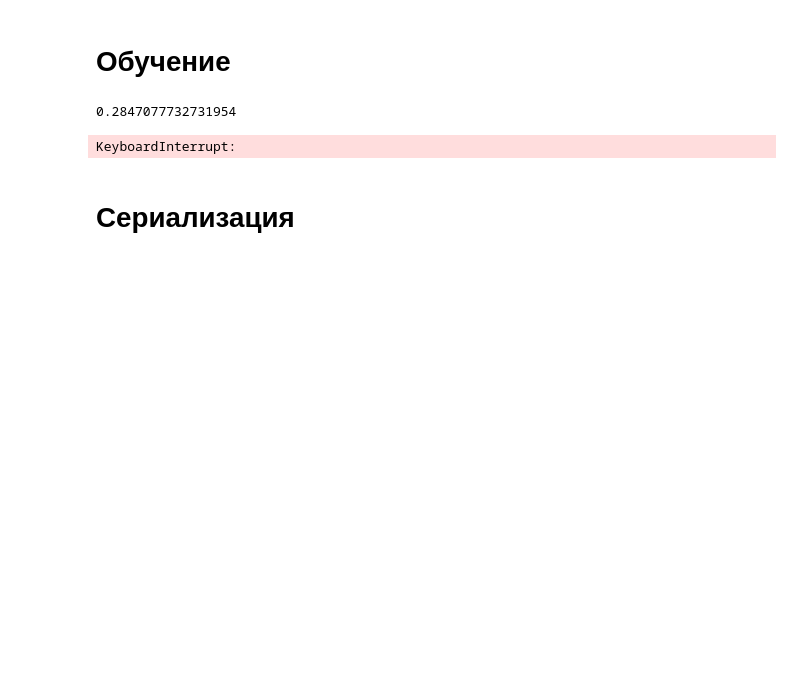
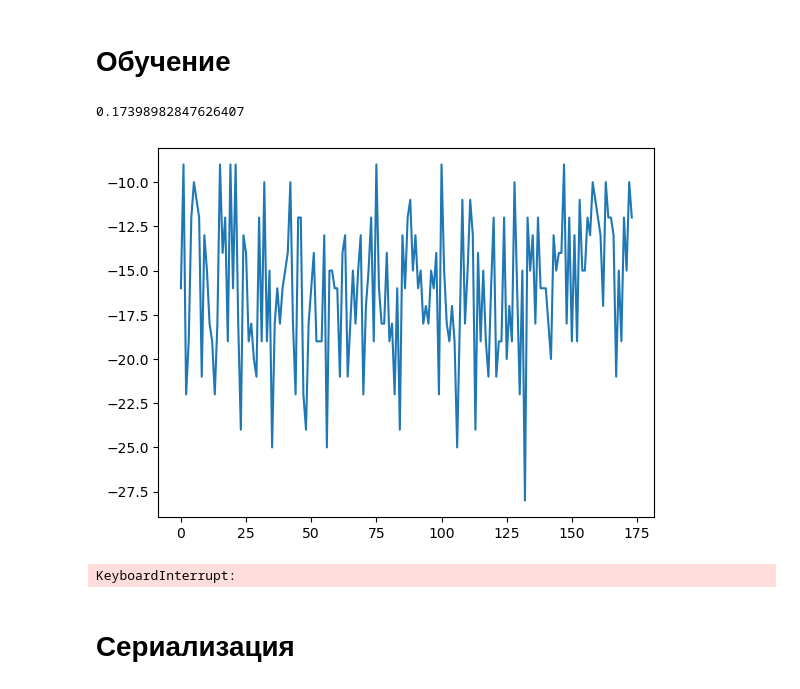
Before and after one commit to Semen-prog/WarOfVirusesAI, a Jupyter notebook: main.ipynb, the cells around one changed output. Cells and saved outputs as stored; diff of their text form; code cells hidden in the pictures; blank space fills up the shorter version.

```diff
--- a/main.ipynb
+++ b/main.ipynb
@@ -56,22 +56,22 @@ for i in range(1000):
 # %%
 from IPython.display import clear_output
 import matplotlib.pyplot as plt
 from collections import deque
 
 for _ in range(100):
     agent.epsilon = 1
 
     rewards = deque()
     while agent.epsilon > 0.1:
         rewards.append(generate_session(env,agent,train=True))
-        if i % 1 == 0: agent.epsilon *= 0.99
-        if i % 1 == 0:
-            clear_output(True)
-            print(agent.epsilon)
-            plt.plot(rewards)
-            plt.show()
+        agent.epsilon *= 0.99
+        clear_output(True)
+        print(agent.epsilon)
+        plt.plot(rewards)
+        plt.show()
 # %% [output]
-0.2847077732731954
+0.17398982847626407
+[figure, added]
 KeyboardInterrupt:
 # %% [markdown]
 # Сериализация
```
Also changed, not shown: parts of 2 cells of this notebook, 6 other files.
